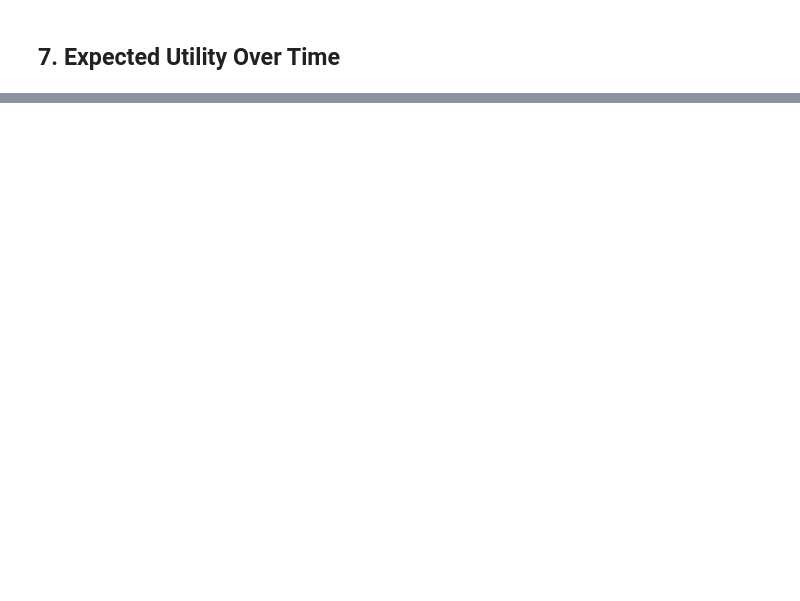
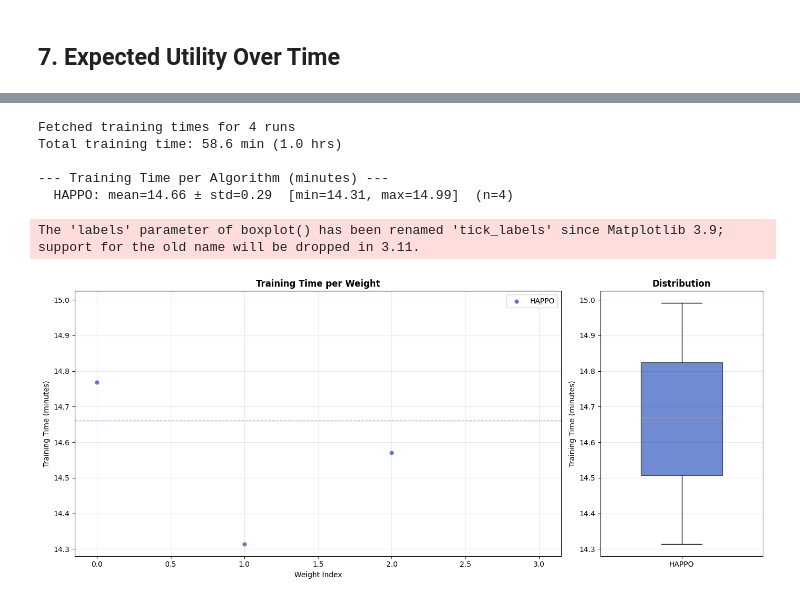
Before and after one commit to aleksandra-and/JUSTICE, a Jupyter notebook: thesis_rl/evaluation/momarl_visualization.ipynb, the cells around one changed output, grey strips where cells are left out. Saved outputs shown, nothing was run; the diff lists cells and outputs as text; code cells hidden in the pictures; blank space fills up the shorter version.

```diff
--- a/thesis_rl/evaluation/momarl_visualization.ipynb
+++ b/thesis_rl/evaluation/momarl_visualization.ipynb
@@ -760,0 +856,30 @@ UNKNOWN (100 runs, 42 Pareto):
+# %%
+if WANDB_AVAILABLE and USE_WANDB_API:
+    time_df = fetch_training_times(df, WANDB_ENTITY, WANDB_PROJECT)
+    print(f"Fetched training times for {len(time_df)} runs")
+    print(f"Total training time: {time_df['duration_min'].sum():.1f} min ({time_df['duration_min'].sum() / 60:.1f} hrs)")
+
+    print("\n--- Training Time per Algorithm (minutes) ---")
+    for algo in sorted(time_df["algorithm"].unique()):
+        algo_times = time_df[time_df["algorithm"] == algo]["duration_min"]
+        print(f"  {algo}: mean={algo_times.mean():.2f} ± std={algo_times.std():.2f}  "
+              f"[min={algo_times.min():.2f}, max={algo_times.max():.2f}]  "
+              f"(n={len(algo_times)})")
+
+    if not time_df.empty:
+        fig_time = plot_training_time(time_df)
+        if SAVE_FIGURES:
+            fig_time.savefig(OUTPUT_DIR / "training_time.png", dpi=FIGURE_DPI, bbox_inches='tight')
+        plt.show()
+    else:
+        print("No training time data available")
+else:
+    print("WandB not available for training time fetch")
+# %% [output]
+Fetched training times for 4 runs
+Total training time: 58.6 min (1.0 hrs)
+
+--- Training Time per Algorithm (minutes) ---
+  HAPPO: mean=14.66 ± std=0.29  [min=14.31, max=14.99]  (n=4)
+The 'labels' parameter of boxplot() has been renamed 'tick_labels' since Matplotlib 3.9; support for the old name will be dropped in 3.11.
+[figure, added]
```
Also changed, not shown: parts of 13 cells of this notebook, 10 other files.
